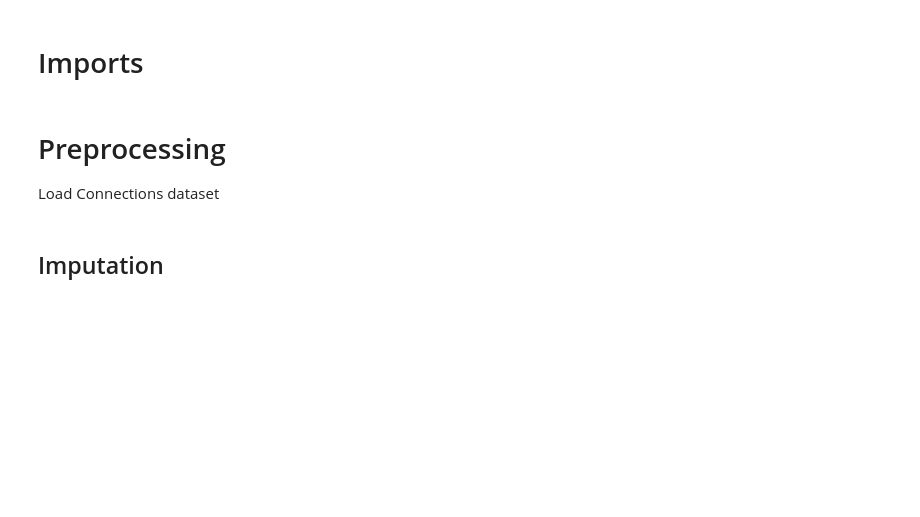
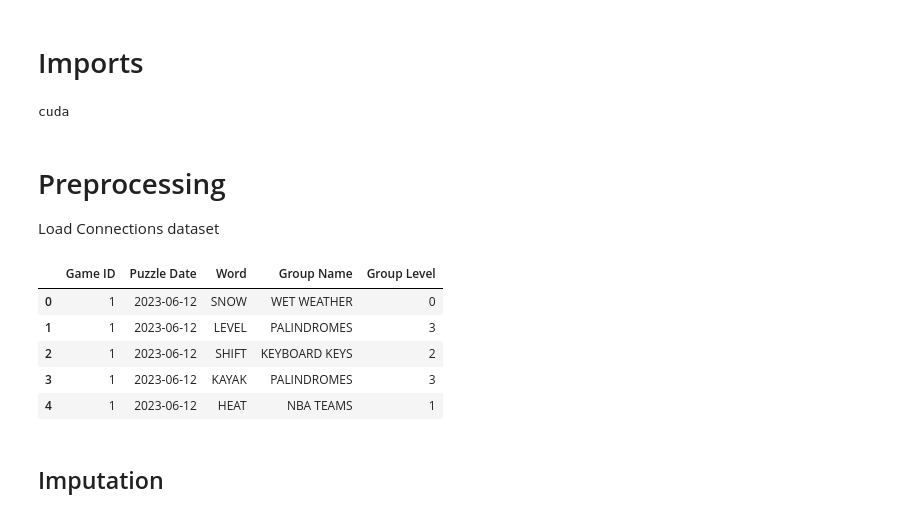
Before and after one commit to Kunritty/connections-solver, a Jupyter notebook: bert-model-zero-shot.ipynb, the cells around one changed output. Saved outputs shown, nothing was run; the diff lists cells and outputs as text; code cells hidden in the pictures; blank space fills up the shorter version.

```diff
--- a/bert-model-zero-shot.ipynb
+++ b/bert-model-zero-shot.ipynb
@@ -9,10 +10,23 @@ from transformers import BertTokenizer
+# %%
+device = torch.device("cuda" if torch.cuda.is_available() else "cpu")
+print(device)
+# %% [output]
+cuda
 # %% [markdown]
 # Preprocessing #
 Load Connections dataset
 # %%
 df_test = pd.read_csv("/kaggle/input/the-new-york-times-connections/Connections_Data.csv")
 df_test.columns
 df_test = df_test.drop(['Starting Row', 'Starting Column'], axis=1) #Unecessary info
+df_test.head()
+# %% [output]
+|  | Game ID | Puzzle Date | Word | Group Name | Group Level |
+| 0 | 1 | 2023-06-12 | SNOW | WET WEATHER | 0 |
+| 1 | 1 | 2023-06-12 | LEVEL | PALINDROMES | 3 |
+| 2 | 1 | 2023-06-12 | SHIFT | KEYBOARD KEYS | 2 |
+| 3 | 1 | 2023-06-12 | KAYAK | PALINDROMES | 3 |
+| 4 | 1 | 2023-06-12 | HEAT | NBA TEAMS | 1 |
 # %% [markdown]
 ## Imputation ##
 # %%
```
Also changed, not shown: parts of 10 cells of this notebook.
